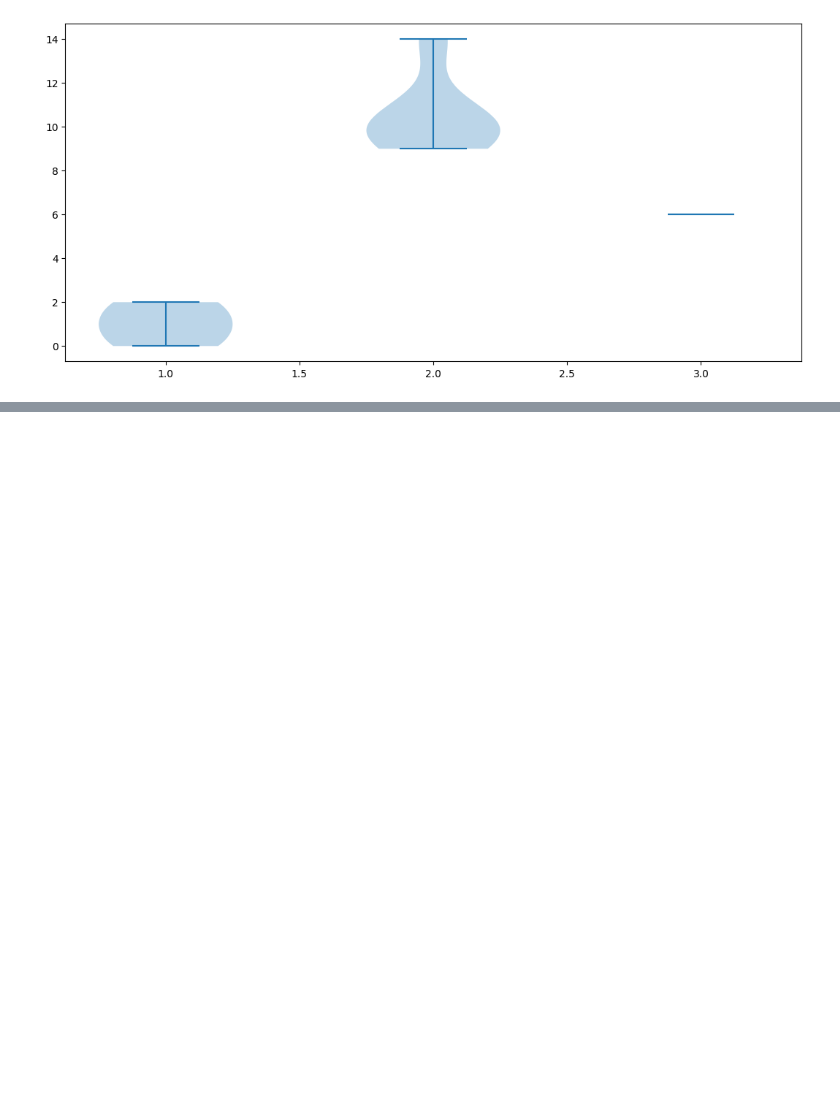
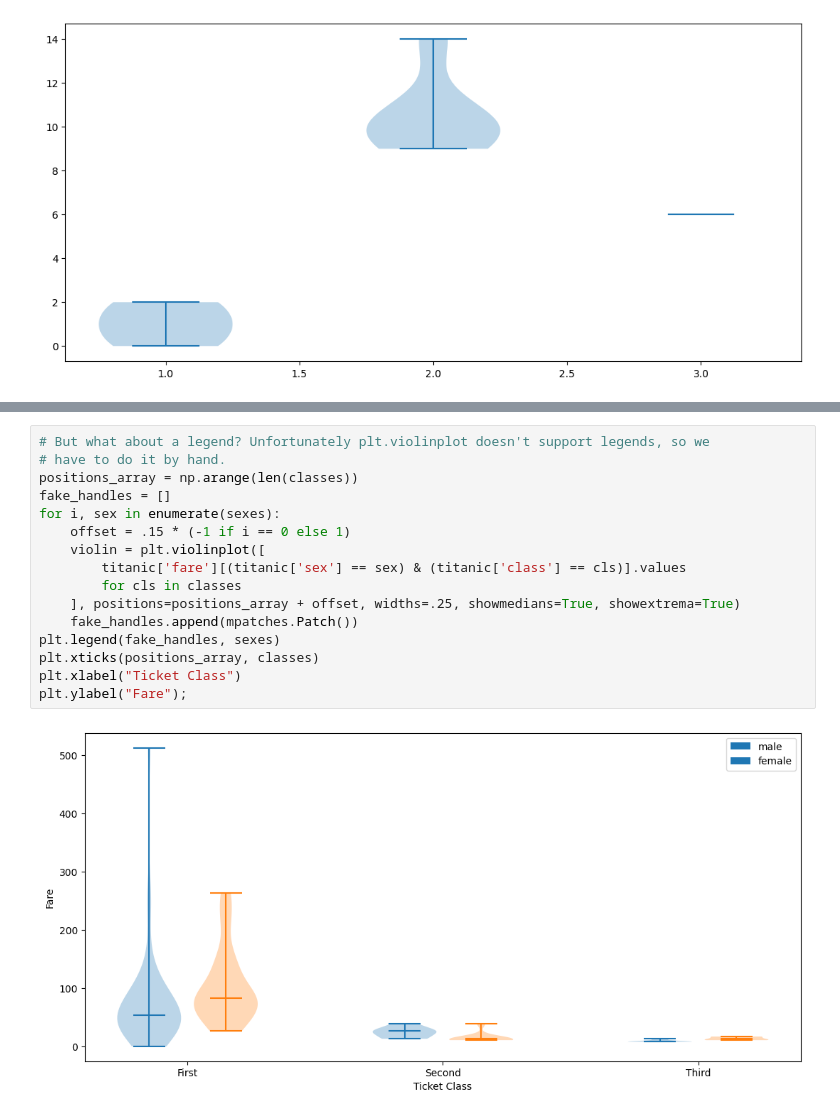
Before and after one commit to crdcamp/lin-reg-application, a Jupyter notebook: references/3_lin_reg_conf_intervals_se.ipynb, the cells around one changed output, grey strips where cells are left out. Drawn from its saved outputs; the diff is of its cells as text; blank space fills up the shorter version.

```diff
--- a/references/3_lin_reg_conf_intervals_se.ipynb
+++ b/references/3_lin_reg_conf_intervals_se.ipynb
@@ -214,0 +257,18 @@ plt.violinplot([
+# %%
+# But what about a legend? Unfortunately plt.violinplot doesn't support legends, so we
+# have to do it by hand.
+positions_array = np.arange(len(classes))
+fake_handles = []
+for i, sex in enumerate(sexes):
+    offset = .15 * (-1 if i == 0 else 1)
+    violin = plt.violinplot([
+        titanic['fare'][(titanic['sex'] == sex) & (titanic['class'] == cls)].values
+        for cls in classes
+    ], positions=positions_array + offset, widths=.25, showmedians=True, showextrema=True)
+    fake_handles.append(mpatches.Patch())
+plt.legend(fake_handles, sexes)
+plt.xticks(positions_array, classes)
+plt.xlabel("Ticket Class")
+plt.ylabel("Fare");
+# %% [output]
+[figure, added]
```
Also changed, not shown: parts of 5 cells of this notebook.
